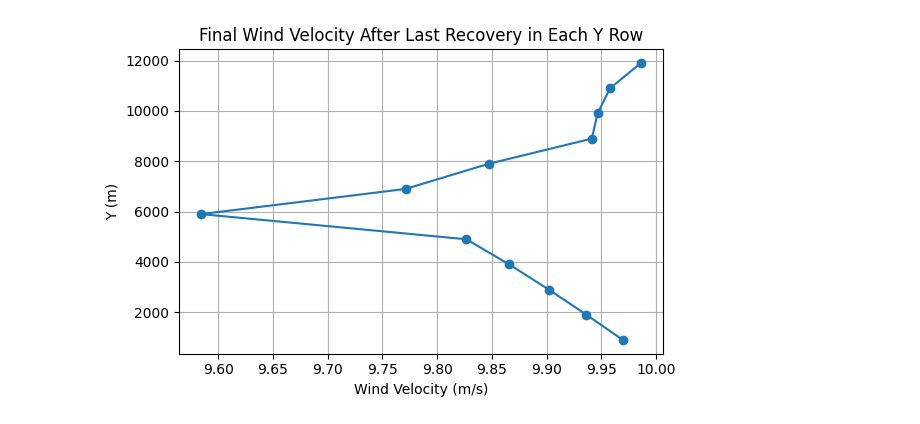
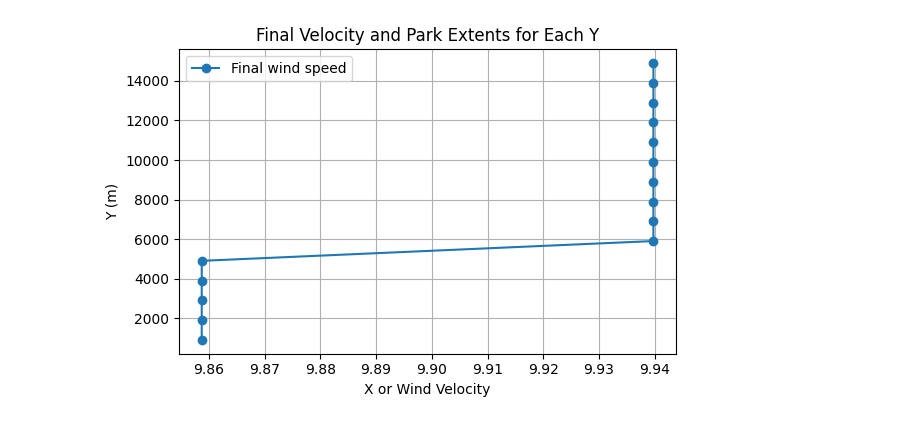
Before and after one commit to marcinsadowy/WTABL, a Jupyter notebook: ArbitraryLayouts/ArbitraryTDM.ipynb, the cells around one changed output. Cells and saved outputs as stored; diff of their text form; code cells hidden in the pictures.

Commit message:
Updated Array Storage

```diff
--- a/ArbitraryLayouts/ArbitraryTDM.ipynb
+++ b/ArbitraryLayouts/ArbitraryTDM.ipynb
@@ -11,7 +11,7 @@ s_x = 10.0
 s_y = 10.0
 
 # Rotation angle in degrees
-theta_deg = 45
+theta_deg = 0
 theta = np.radians(theta_deg)
 resolution = 10
 
@@ -52,7 +52,6 @@ C_T_values = np.array([0.88, 0.87, 0.86, 0.85, 0.84, 0.83, 0.82, 0.80, 0.78, 0.6
 
 plt.figure(figsize=(6, 4))
 plt.plot(C_T_values, marker='o', label='Thrust Coefficient (C_T)')
-plt.axhline(y=ct, color='r', linestyle='--', label=f'Current C_T = {ct:.2f}')
 plt.xlabel('Index')
 plt.ylabel('C_T')
 plt.title('Thrust Coefficient (C_T) Values')
@@ -66,5 +65,5 @@ s_x: 14.142135623730951, s_y: 14.142135623730951
 # %%
-def create_wind_farm_mask(corner_points, resolution=10, mirror_axis=None, recovery_x_end=None):
+def create_wind_farm_mask(corner_points, resolution=10, mirror_axis=0, recovery_x_end=None):
     points = np.array(corner_points)
 
     # Apply mirroring
@@ -130,13 +129,13 @@ def create_wind_farm_mask(corner_points, resolution=10, mirror_axis=None, recove
 # --- Define park shape ---
 #corner_points = [(0, 0), (200, 0), (200, 100),(150, 100), (150, 50), (50, 50), (50, 100),(0, 100)]
 #corner_points = [(0, 0), (300, 0), (300, 150), (0, 150)] # Rectangle
-corner_points = [(0, 0), (300, 0), (300, 100), (200, 100), (200, 50), (100, 50), (100, 100), (0, 100)] # U-shape
-#corner_points = [(0, 0), (150, 0), (150, 50), (50, 50), (50, 150), (0, 150)] # L-shape
+#corner_points = [(0, 0), (300, 0), (300, 100), (200, 100), (200, 50), (100, 50), (100, 100), (0, 100)] # U-shape
+corner_points = [(0, 0), (150, 0), (150, 50), (50, 50), (50, 150), (0, 150)] # L-shape
 #corner_points = [(0, 0), (200, 0), (200, 50), (125, 50), (125, 100), (200, 100), (200, 150), (0, 150), (0, 100), (75, 100), (75, 50), (0, 50)] # Hourglass
 corner_points = [(x * 25, y * 100) for x, y in corner_points]
 rotation_degrees = theta_deg
 mirror_axis = 'x'
-recovery_x_end = 6000  # set recovery limit
+recovery_x_end = 8000  # set recovery limit
 
 # Generate mask
 mask_2d, x_range, y_range = create_wind_farm_mask(
@@ -246,8 +245,8 @@ for y_idx in range(0, len(y_range), y_resolution):
         zone_type_str = 'deficit' if current_zone_type == ZONE_DEFICIT else 'recovery'
         results.append({'y': y_val, 'start_x': start_x, 'end_x': end_x, 'type': zone_type_str})
 
-# Initialize velocity profile collector
-final_velocity_map = {}
+# Initialize velocity profile collector with more data
+final_velocity_data = []
 
 current_y = None
 i = 0
@@ -262,10 +261,8 @@ while i < len(results) - 1:
         x3 = zone2['end_x']
         y = zone1['y']
 
-        # Key fix: only reset if y changes
         if current_y != y:
             current_y = y
-            #previous_recovery_end_uw = U_h0_func(y)  # Fresh free-stream at new y
             previous_recovery_end_uw = 10.0  # Set U_h0 as a constant 10 m/s
 
         # Nygaard setup
@@ -277,7 +274,6 @@ while i < len(results) - 1:
             -k * (ct + (k / np.log((z_h / z_0lo) * (1 - D / (2 * z_h))**beta))**2)**-0.5
         )
 
-        # Shift coordinates so x1 becomes 0
         x_shift = -x1
         x1 += x_shift
         x2 += x_shift
@@ -289,7 +285,7 @@ while i < len(results) - 1:
             i += 2
             continue
 
-        num_steps = max(int(effective_length), 100)  # Ensure minimum resolution
+        num_steps = max(int(effective_length), 100)
         x = np.linspace(x1, x3, num_steps)
 
         h1 = np.full_like(x, np.nan, dtype=float)
@@ -297,43 +293,42 @@ while i < len(results) - 1:
         uw = np.full_like(x, previous_recovery_end_uw, dtype=float)
 
         dx_h1 = np.clip(x - x1, 1e-3, None)
         h1[:] = z_h + (dx_h1 / z0_WF) ** (4 / 5)
 
         dx_h2 = np.clip(x - x2, 1e-3, None)
         h2[:] = (dx_h2 / z0_WF) ** (4 / 5)
 
         idx1 = h1 >= z_h
         uw[idx1] = previous_recovery_end_uw * (np.log(h1[idx1] / z_0lo) * np.log(z_h / z0_WF)) / \
                                           (np.log(h1[idx1] / z0_WF) * np.log(z_h / z_0lo))
 
         idx2 = (x > x2) & (h2 >= z_h)
         uw[idx2] = previous_recovery_end_uw * (np.log(h1[idx2] / z_0lo) * np.log(h2[idx2] / z0_WF)) / \
                                                (np.log(h1[idx2] / z0_WF) * np.log(h2[idx2] / z_0lo))
 
-        # Update velocities
-        deficit_start_uw = uw[0]
-        idx_x2 = np.argmin(np.abs(x - x2))
-        deficit_end_uw = uw[idx_x2]
-        recovery_start_uw = deficit_end_uw
+        deficit_end_uw = uw[np.argmin(np.abs(x - x2))]
         recovery_end_uw = uw[-1]
+        previous_recovery_end_uw = recovery_end_uw
 
-        previous_recovery_end_uw = recovery_end_uw  # Update for next zone
-        final_velocity_map[y] = recovery_end_uw
+        # Save full result (unshifted x1 and x3)
+        final_velocity_data.append((y, recovery_end_uw, zone1['start_x'], zone2['end_x']))
 
         i += 2
     else:
         i += 1
 
+# Convert to structured array: [y, final_velocity, x_start, x_end]
+final_velocity_profile = np.array(sorted(final_velocity_data, key=lambda row: row[0]))
+
 # Final plot
-final_velocity_profile = np.array(sorted(final_velocity_map.items()))
-
 plt.figure(figsize=(6, 4))
-plt.plot(final_velocity_profile[:, 1], final_velocity_profile[:, 0], marker='o')
-plt.xlabel('Wind Velocity (m/s)')
+plt.plot(final_velocity_profile[:, 1], final_velocity_profile[:, 0], marker='o', label='Final wind speed')
+plt.xlabel('X or Wind Velocity')
 plt.ylabel('Y (m)')
-plt.title('Final Wind Velocity After Last Recovery in Each Y Row')
+plt.title('Final Velocity and Park Extents for Each Y')
+plt.legend()
 plt.grid(True)
 plt.tight_layout()
 plt.show()
 # %% [output]
-[figure, old version]
+[figure, new version]
```
Also changed, not shown: parts of 3 cells of this notebook, 1 other file.
